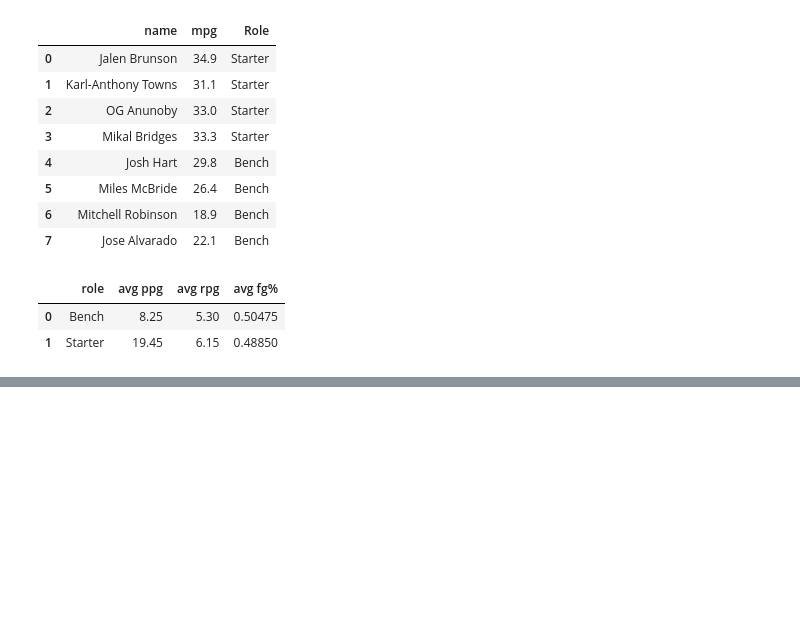
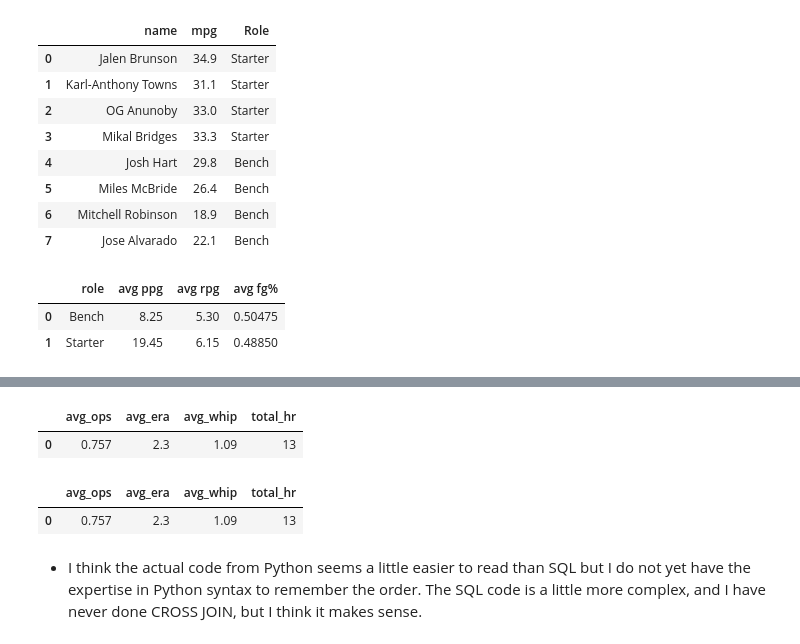
Before and after one commit to 550tealeaves/DATA-70500-working-with-data, a Jupyter notebook: NY_Sports_Analyzer.ipynb, the cells around one changed output, grey strips where cells are left out. Drawn from its saved outputs; the diff is of its cells as text; code cells hidden in the pictures; blank space fills up the shorter version.

```diff
--- a/NY_Sports_Analyzer.ipynb
+++ b/NY_Sports_Analyzer.ipynb
@@ -219,0 +268,38 @@ GROUP BY role;
+# %%
+# SQL: cross-table summary
+# CROSS JOIN creates cartesian table, combining every row from 1st table w/ every row from 2nd table. Does not need ON clause
+# First select all the columns from the one table and then after cross join select the rows in the second table
+pd.read_sql_query('''
+
+    SELECT
+      ROUND(AVG(b.ops),3)  AS avg_ops,
+      ROUND(AVG(p.era),2)  AS avg_era,
+      ROUND(AVG(p.whip),2) AS avg_whip,
+      SUM(b.hr) AS total_hr
+    FROM yankees_batting b
+    CROSS JOIN (
+        SELECT AVG(era) AS era,
+               AVG(whip) AS whip
+        FROM yankees_pitching
+    ) p
+''', conn)
+# %% [output]
+|  | avg_ops | avg_era | avg_whip | total_hr |
+| 0 | 0.757 | 2.3 | 1.09 | 13 |
+# %%
+# Python: manual summary dict
+summary = {
+  'avg_ops': round(
+    df_yank_bat['ops'].mean(),3),
+  'avg_era': round(
+    df_yank_pit['era'].mean(),2),
+  'avg_whip':round(
+    df_yank_pit['whip'].mean(),2),
+  'total_hr': df_yank_bat['hr'].sum()
+}
+pd.DataFrame([summary])
+# %% [output]
+|  | avg_ops | avg_era | avg_whip | total_hr |
+| 0 | 0.757 | 2.3 | 1.09 | 13 |
+# %% [markdown]
+- I think the actual code from Python seems a little easier to read than SQL but I do not yet have the expertise in Python syntax to remember the order. The SQL code is a little more complex, and I have never done CROSS JOIN, but I think it makes sense.
```
Also changed, not shown: parts of 5 cells of this notebook.
